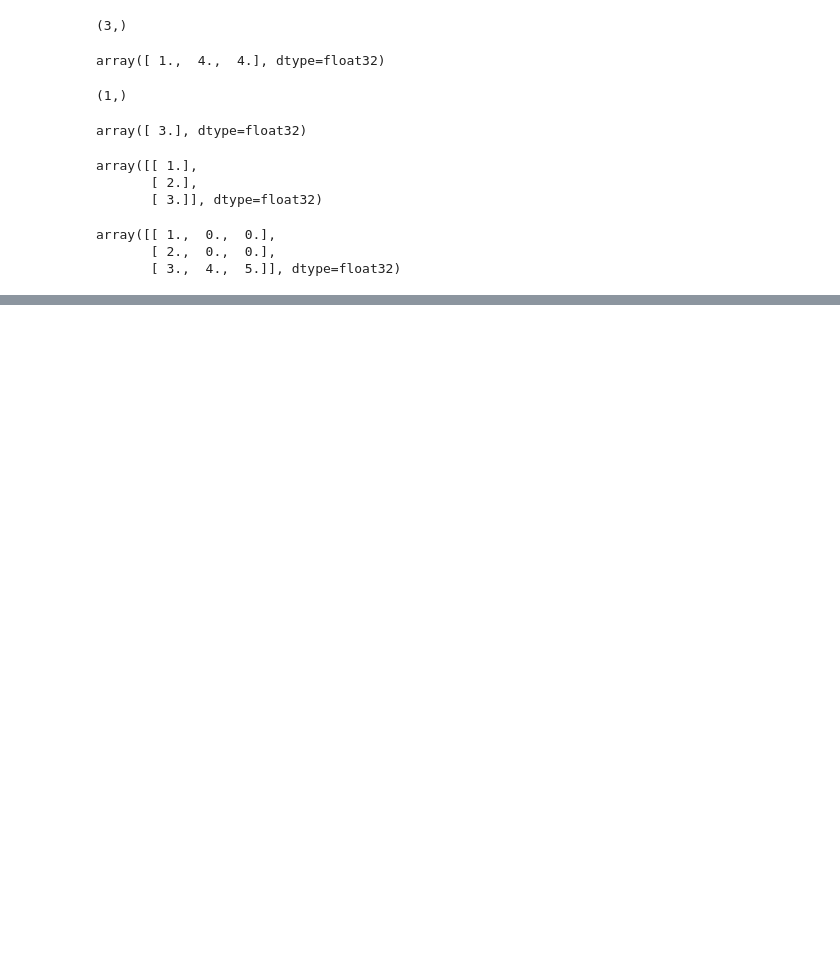
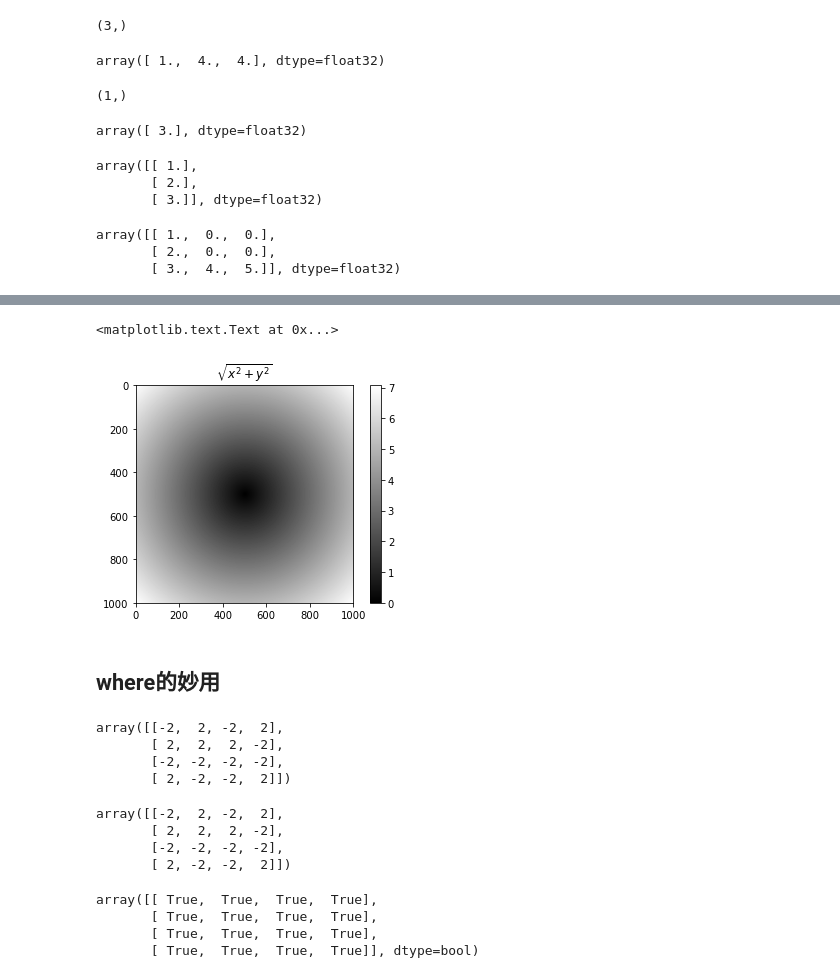
Before and after one commit to miniyk2012/pydata-book, a Jupyter notebook: my_ch04.ipynb, the cells around one changed output, grey strips where cells are left out. Saved outputs shown, nothing was run; the diff lists cells and outputs as text; code cells hidden in the pictures; blank space fills up the shorter version.

```diff
--- a/my_ch04.ipynb
+++ b/my_ch04.ipynb
@@ -468,0 +748,4 @@ array([[ 1.,  0.,  0.],
+# %%
+x = np.arange(-5, 5, 0.01)
+y = np.arange(-5, 5, 0.01)
+xs, ys = np.meshgrid(x, y)
@@ -468,0 +774,4 @@ array([[ 1.,  0.,  0.],
+# %%
+z = np.sqrt(xs ** 2 + ys ** 2)
+print(z.shape)
+z
@@ -468,0 +787,34 @@ array([[ 1.,  0.,  0.],
+# %%
+plt.imshow(z, cmap=plt.cm.gray);
+plt.colorbar()
+plt.title('$\sqrt{x^2+y^2}$')
+# %% [output]
+<matplotlib.text.Text at 0x...>
+[figure, added]
+# %% [markdown]
+## where的妙用
+# %%
+arr = np.random.randn(4, 4)
+np.where(arr>0, 2, -2)
+# %% [output]
+array([[-2,  2, -2,  2],
+       [ 2,  2,  2, -2],
+       [-2, -2, -2, -2],
+       [ 2, -2, -2,  2]])
+# %%
+a = arr.copy()
+a[arr>0] = 2
+a[arr<0] = -2
+a.astype(np.int64)
+# %% [output]
+array([[-2,  2, -2,  2],
+       [ 2,  2,  2, -2],
+       [-2, -2, -2, -2],
+       [ 2, -2, -2,  2]])
+# %%
+a == np.where(arr>0, 2, -2)
+# %% [output]
+array([[ True,  True,  True,  True],
+       [ True,  True,  True,  True],
+       [ True,  True,  True,  True],
+       [ True,  True,  True,  True]], dtype=bool)
```
Also changed, not shown: parts of 157 cells of this notebook, 6 other files.
